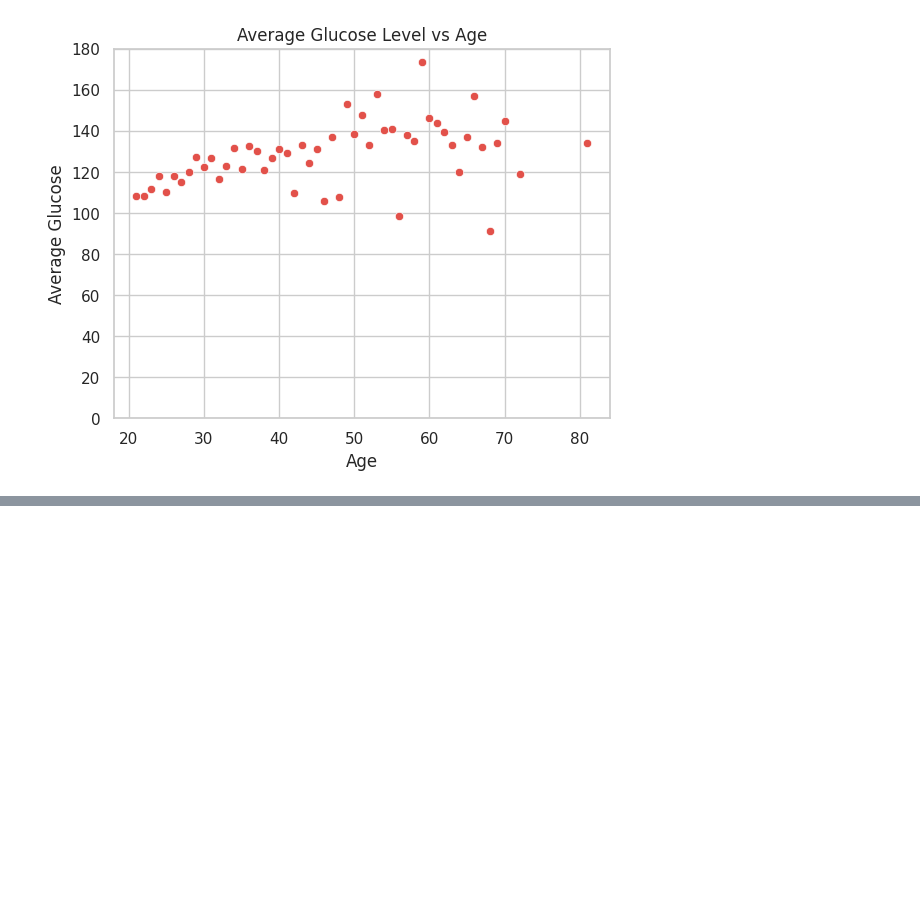
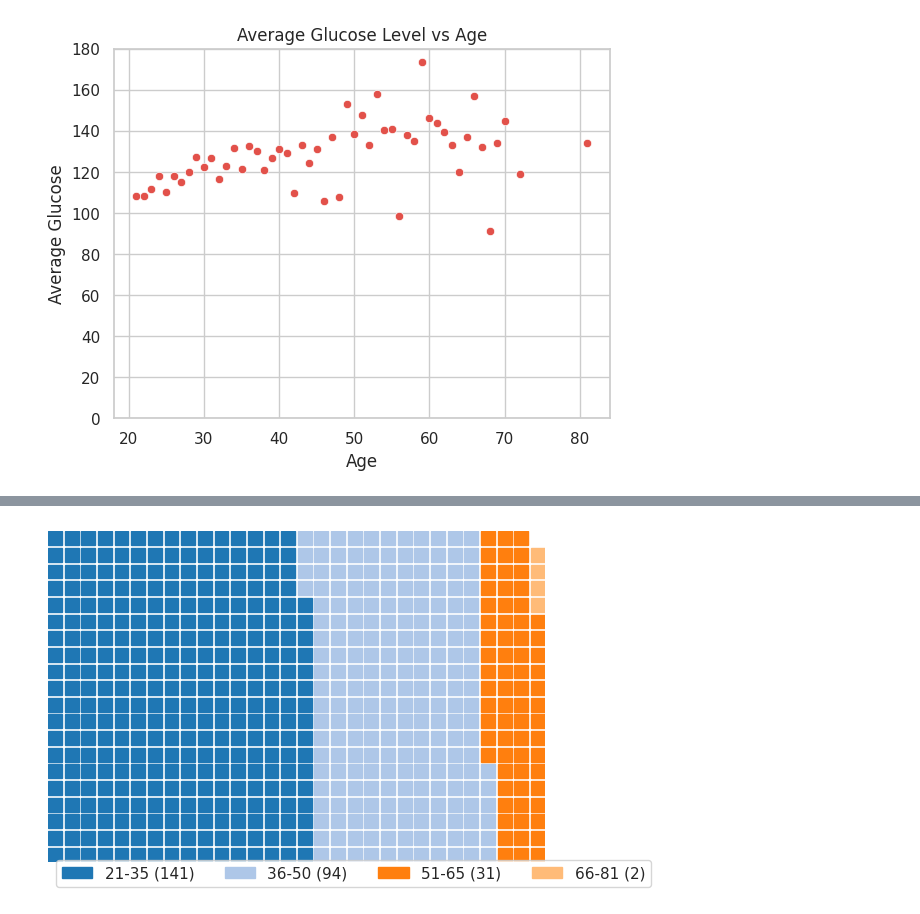
Before and after one commit to deepthi-sud/PythonDataVisualizaton, a Jupyter notebook: Visualization_Project.ipynb, the cells around one changed output, grey strips where cells are left out. Cells and saved outputs as stored; diff of their text form; code cells hidden in the pictures; blank space fills up the shorter version.

```diff
--- a/Visualization_Project.ipynb
+++ b/Visualization_Project.ipynb
@@ -64,0 +89,2 @@ fig.show()
+# %%
+bins=np.linspace(df['Age'].min(),df['Age'].max(),5)
@@ -64,0 +95,3 @@ fig.show()
+# %%
+labels=['21-35','36-50','51-65','66-81']
+df['Age-bins']=pd.cut(df['Age'],bins,labels=labels,include_lowest=True)
@@ -64,0 +114,2 @@ fig.show()
+# %%
+df_dia=df[df['Outcome']==1]
@@ -64,0 +118,22 @@ fig.show()
+# %%
+df_dia1=df_dia.groupby(by=['Age-bins']).count() #number of patients with diabetes for different age categories
+
+# import Waffle from pywaffle
+from pywaffle import Waffle
+
+#Set up the Waffle chart figure
+
+fig = plt.figure(FigureClass = Waffle,
+                 rows = 20, columns = 30, #pass the number of rows and columns for the waffle
+                 values = df_dia1['Outcome'], #pass the data to be used for display
+                 cmap_name = 'tab20', #color scheme
+                 legend = {'labels': [f"{k} ({v})" for k, v in zip(df_dia1.index.values,df_dia1['Outcome'])],
+                            'loc': 'lower left', 'bbox_to_anchor':(0,-0.1),'ncol': 4}
+                 #notice the use of list comprehension for creating labels
+                 #from index and total of the dataset
+                )
+
+#Display the waffle chart
+plt.show()
+# %% [output]
+[figure, added]
```
Also changed, not shown: parts of 24 cells of this notebook.
